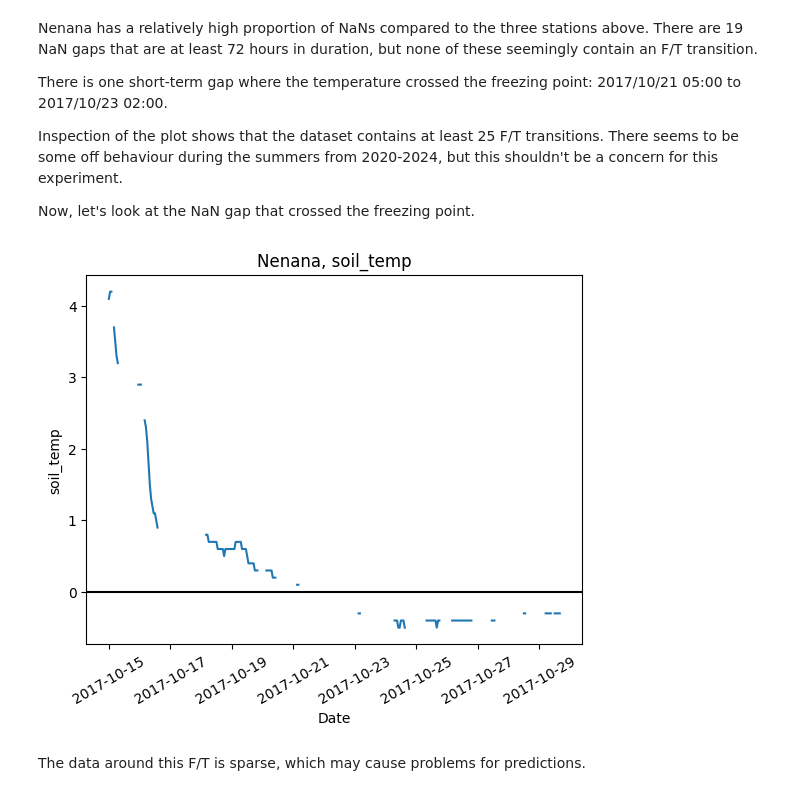
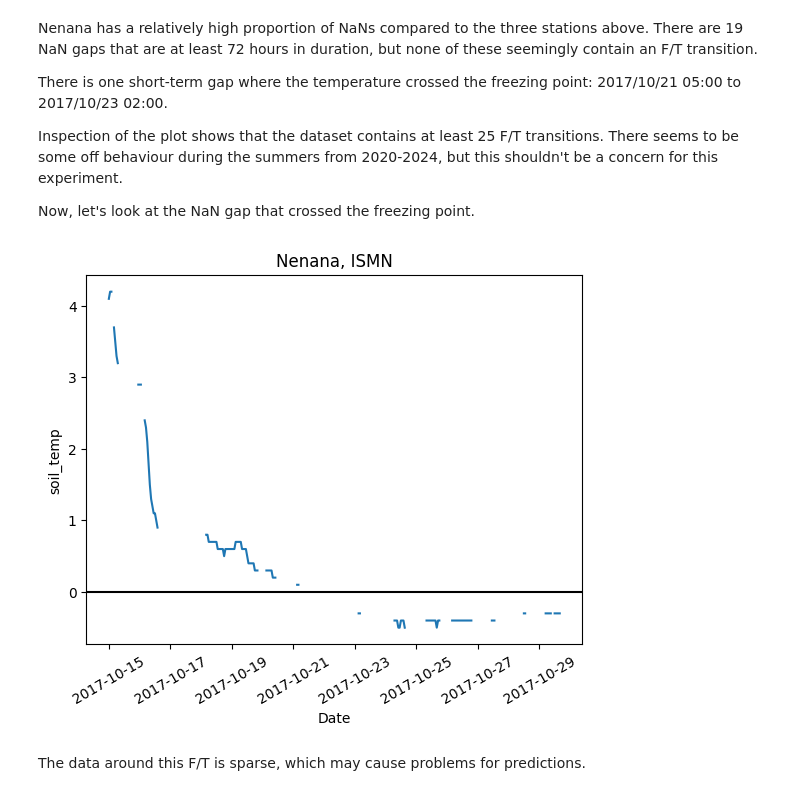
Before and after one commit to gerezk/freeze-thaw-soil-prediction, a Jupyter notebook: notebooks/ISMN_data_cleaning.ipynb, the cells around one changed output. Saved outputs shown, nothing was run; the diff lists cells and outputs as text; code cells hidden in the pictures.

```diff
--- a/notebooks/ISMN_data_cleaning.ipynb
+++ b/notebooks/ISMN_data_cleaning.ipynb
@@ -41,6 +42,7 @@ max_depth = 0.10 # in m, exclusive
 short_variable = 'ts' # soil temperature
 long_variable = 'soil_temp'
 threshold = 10 # in C; for detecting outliers.
+system = 'ISMN'
 
 # path variables
 raw_data_path = Path('../data/raw/ISMN')
@@ -372,9 +374,9 @@ Inspection of the plot shows that the dataset contains at least 25 F/T transitio
 
 Now, let's look at the NaN gap that crossed the freezing point.
 # %%
-utils.plot(nenana_df, long_variable, station=nenana_name, form='line', start=datetime.datetime(2017, 10, 15), end=datetime.datetime(2017, 10, 30))
+plot(nenana_df, long_variable, station=nenana_name, system=system, form='line', start=datetime.datetime(2017, 10, 15), end=datetime.datetime(2017, 10, 30))
 # %% [output]
-[figure, old version]
+[figure, new version]
 # %% [markdown]
 The data around this F/T is sparse, which may cause problems for predictions.
 # %%
```
Also changed, not shown: parts of 22 cells of this notebook, 3 other files.
